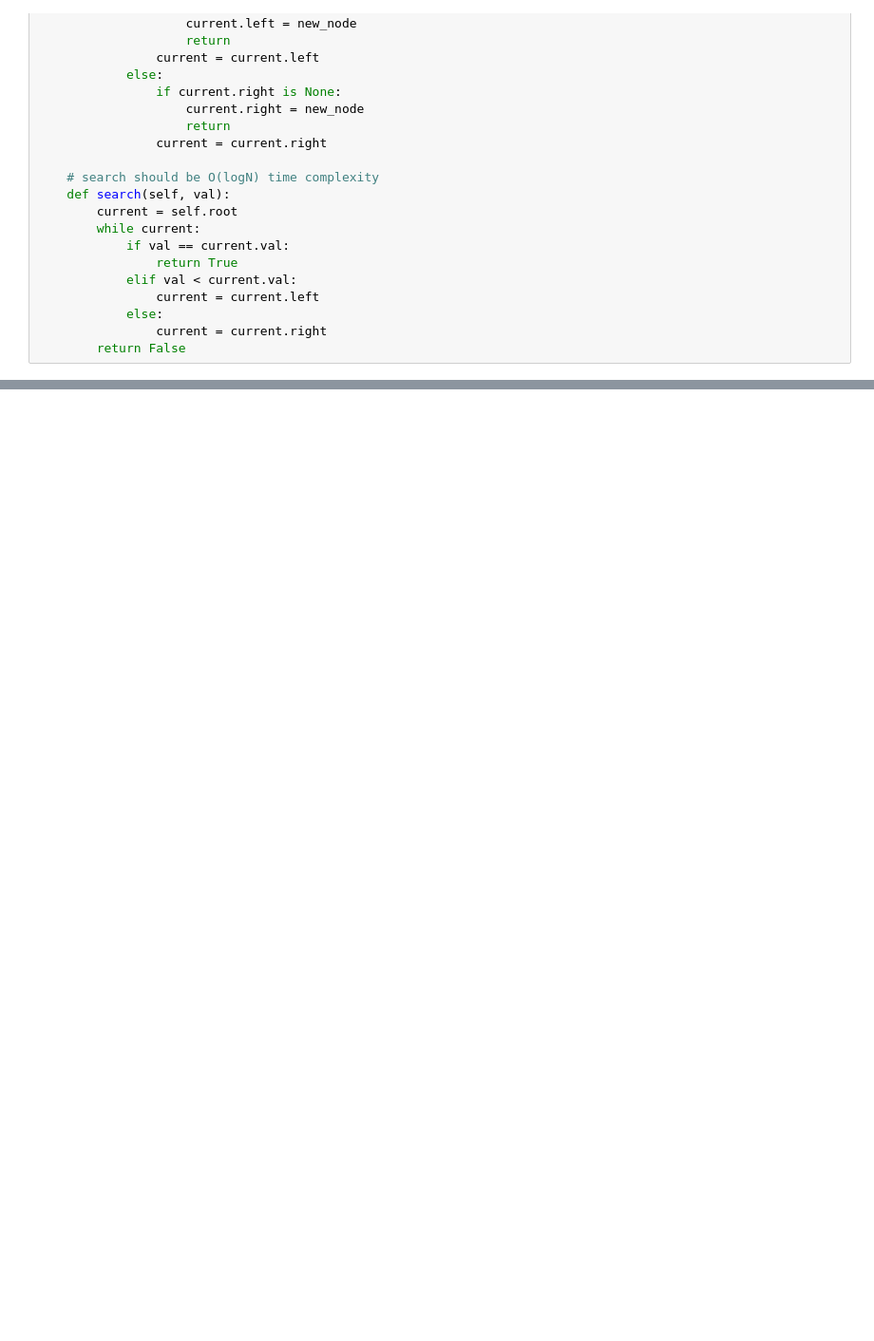
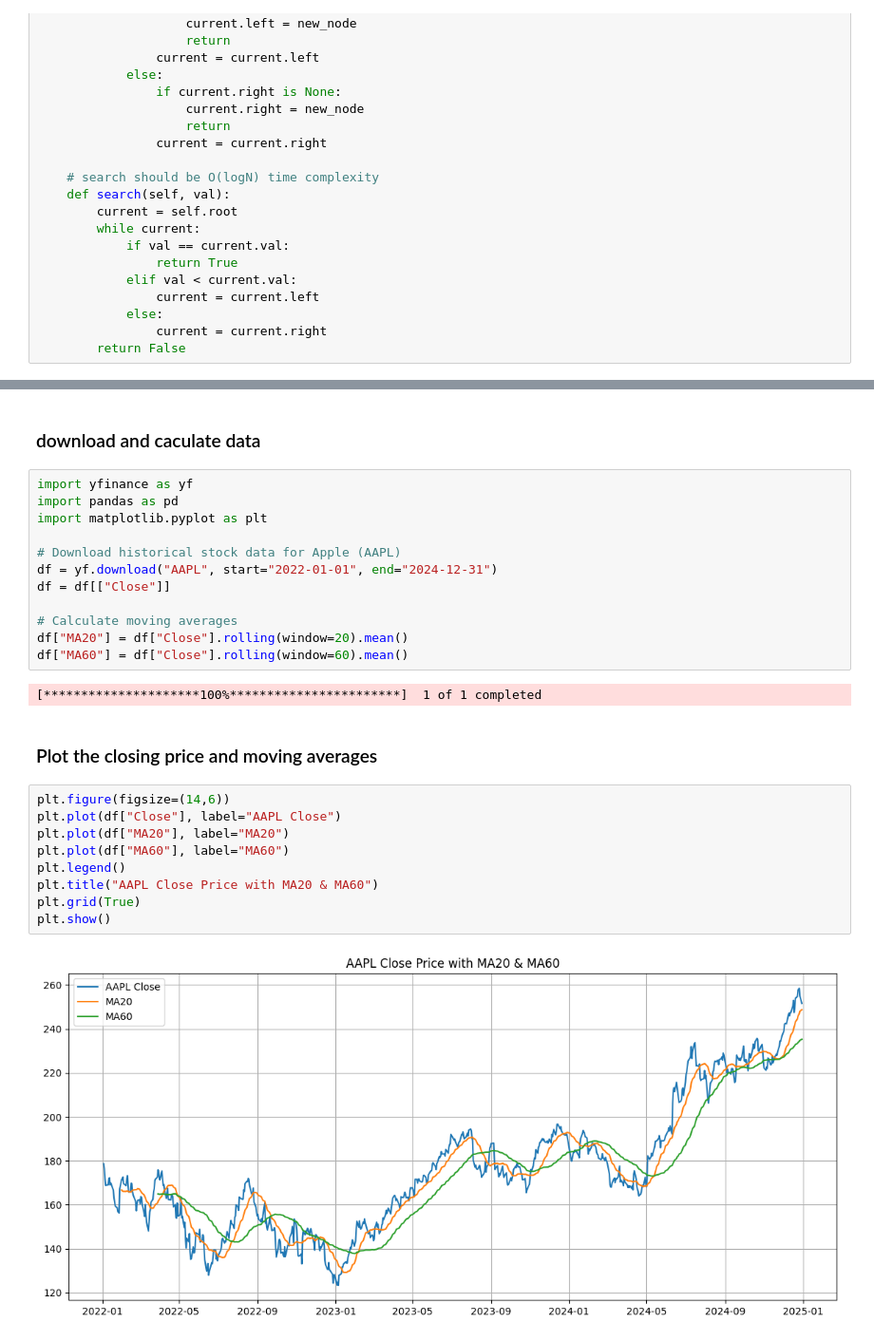
Before and after one commit to zhangshiman22/zsm_ds_project, a Jupyter notebook: daily_ds_practise.ipynb, the cells around one changed output, grey strips where cells are left out. Shown: that part at 95% size. Cells and saved outputs as stored; diff of their text form; blank space fills up the shorter version.

```diff
--- a/daily_ds_practise.ipynb
+++ b/daily_ds_practise.ipynb
@@ -107,0 +165,29 @@ class BST:
+# %% [markdown]
+### download and caculate data
+# %%
+import yfinance as yf
+import pandas as pd
+import matplotlib.pyplot as plt
+
+# Download historical stock data for Apple (AAPL)
+df = yf.download("AAPL", start="2022-01-01", end="2024-12-31")
+df = df[["Close"]]
+
+# Calculate moving averages
+df["MA20"] = df["Close"].rolling(window=20).mean()
+df["MA60"] = df["Close"].rolling(window=60).mean()
+# %% [output]
+[*********************100%***********************]  1 of 1 completed
+# %% [markdown]
+### Plot the closing price and moving averages
+# %%
+plt.figure(figsize=(14,6))
+plt.plot(df["Close"], label="AAPL Close")
+plt.plot(df["MA20"], label="MA20")
+plt.plot(df["MA60"], label="MA60")
+plt.legend()
+plt.title("AAPL Close Price with MA20 & MA60")
+plt.grid(True)
+plt.show()
+# %% [output]
+[figure, added]
```
Also changed, not shown: parts of 16 cells of this notebook.
